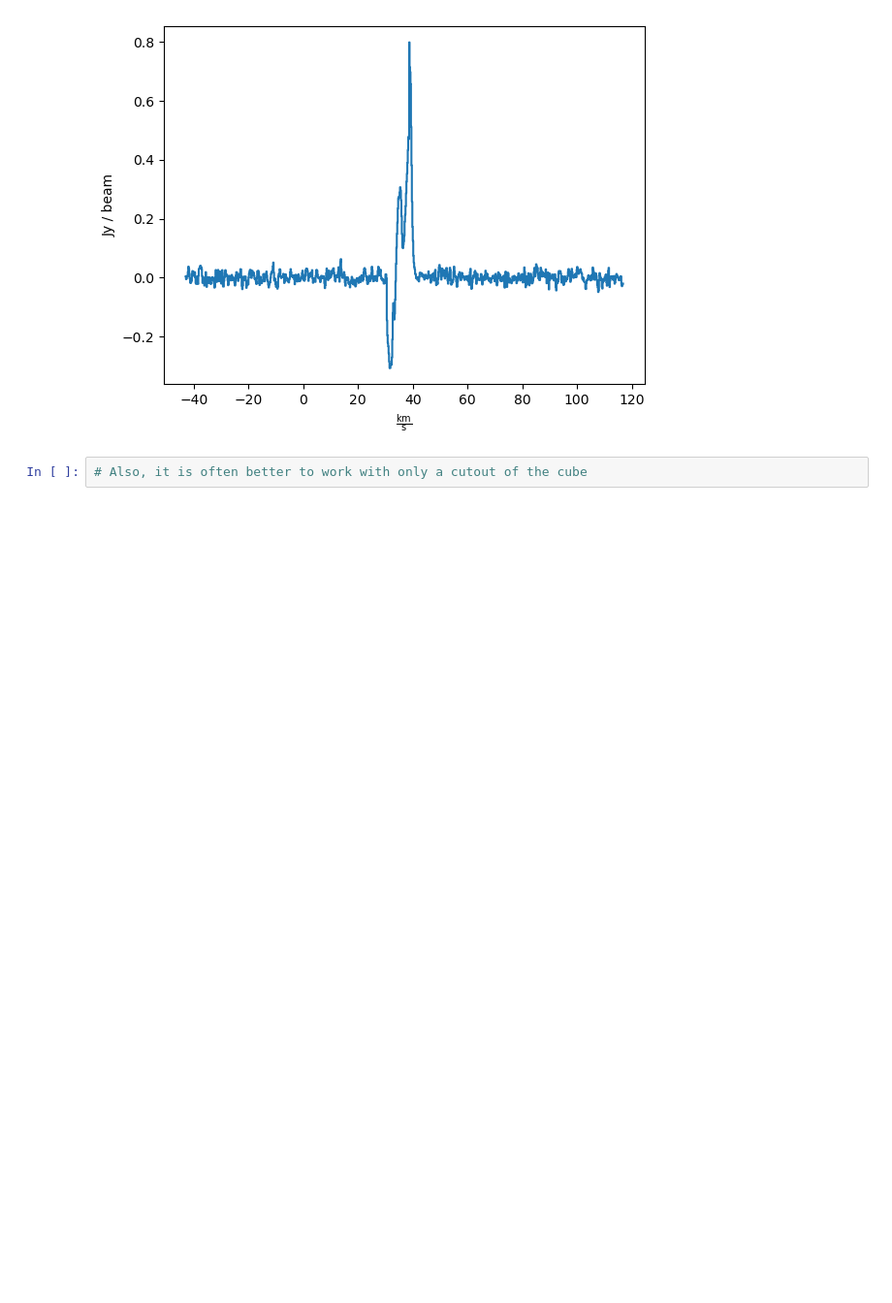
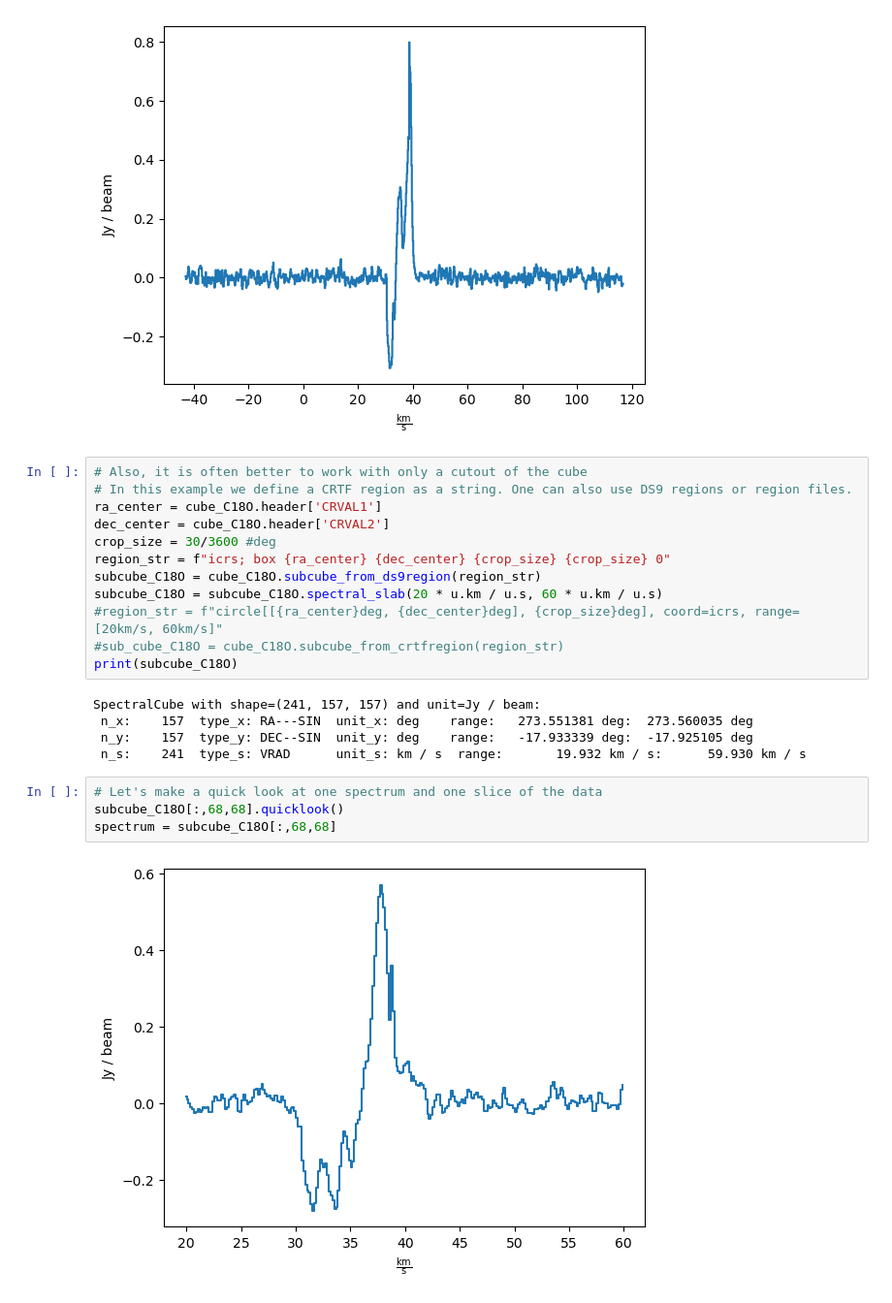
Before and after one commit to rgalvanmadrid/tutorial-Cordoba, a Jupyter notebook: LineExample-ALMA-IMF.ipynb, the cells around one changed output. Shown at 97% size. Drawn from its saved outputs; the diff is of its cells as text; blank space fills up the shorter version.

Commit message:
Working ine example

```diff
--- a/LineExample-ALMA-IMF.ipynb
+++ b/LineExample-ALMA-IMF.ipynb
@@ -75,5 +76,26 @@ cube_C18O = cube_C18O.with_spectral_unit(u.km / u.s, velocity_convention='radio'
 cube_C18O[:,365,365].quicklook()
 # %% [output]
 [figure]
-# %%
-# Also, it is often better to work with only a cutout of the cube
+# %%
+# Also, it is often better to work with only a cutout of the cube
+# In this example we define a CRTF region as a string. One can also use DS9 regions or region files.
+ra_center = cube_C18O.header['CRVAL1']
+dec_center = cube_C18O.header['CRVAL2']
+crop_size = 30/3600 #deg
+region_str = f"icrs; box {ra_center} {dec_center} {crop_size} {crop_size} 0"
+subcube_C18O = cube_C18O.subcube_from_ds9region(region_str)
+subcube_C18O = subcube_C18O.spectral_slab(20 * u.km / u.s, 60 * u.km / u.s)
+#region_str = f"circle[[{ra_center}deg, {dec_center}deg], {crop_size}deg], coord=icrs, range=[20km/s, 60km/s]"
+#sub_cube_C18O = cube_C18O.subcube_from_crtfregion(region_str)
+print(subcube_C18O)
+# %% [output]
+SpectralCube with shape=(241, 157, 157) and unit=Jy / beam:
+ n_x:    157  type_x: RA---SIN  unit_x: deg    range:   273.551381 deg:  273.560035 deg
+ n_y:    157  type_y: DEC--SIN  unit_y: deg    range:   -17.933339 deg:  -17.925105 deg
+ n_s:    241  type_s: VRAD      unit_s: km / s  range:       19.932 km / s:      59.930 km / s
+# %%
+# Let's make a quick look at one spectrum and one slice of the data
+subcube_C18O[:,68,68].quicklook()
+spectrum = subcube_C18O[:,68,68]
+# %% [output]
+[figure, added]
```
Also changed, not shown: parts of 5 cells of this notebook, 1 other file.
